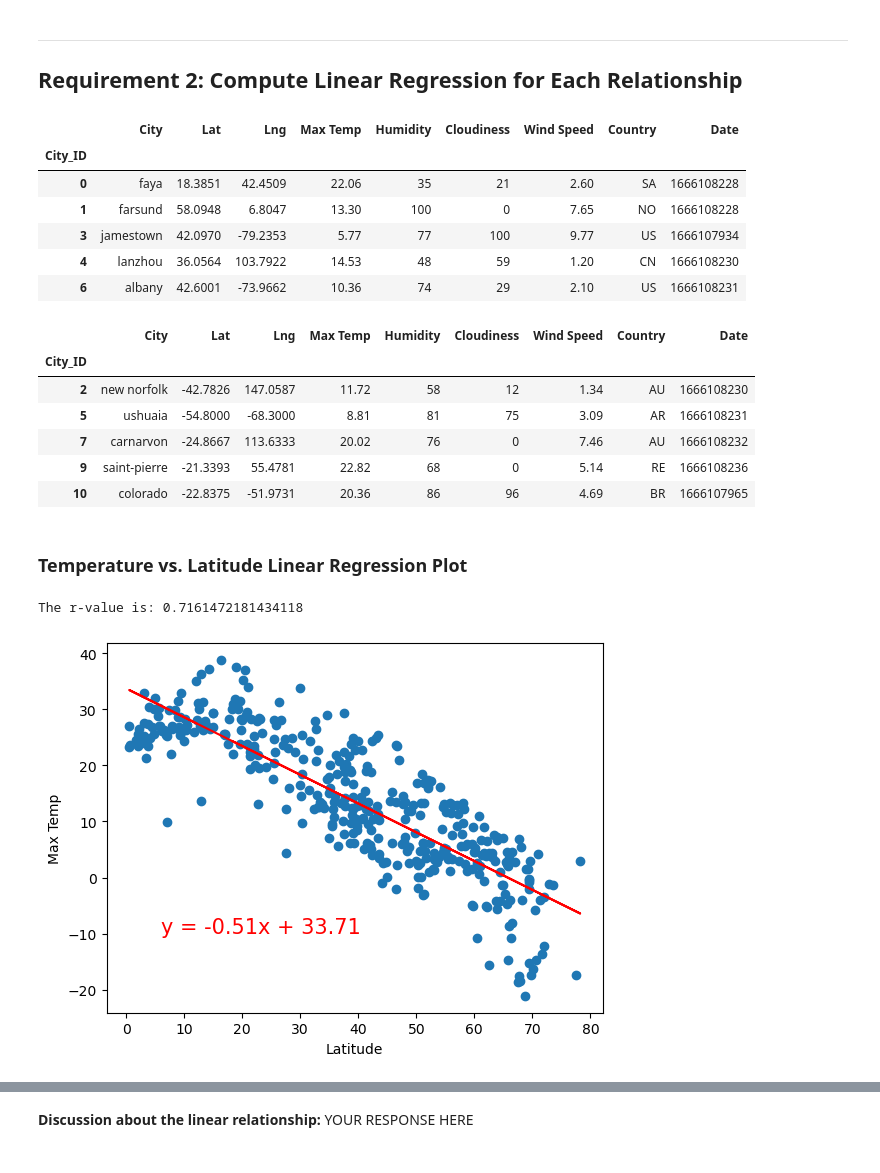
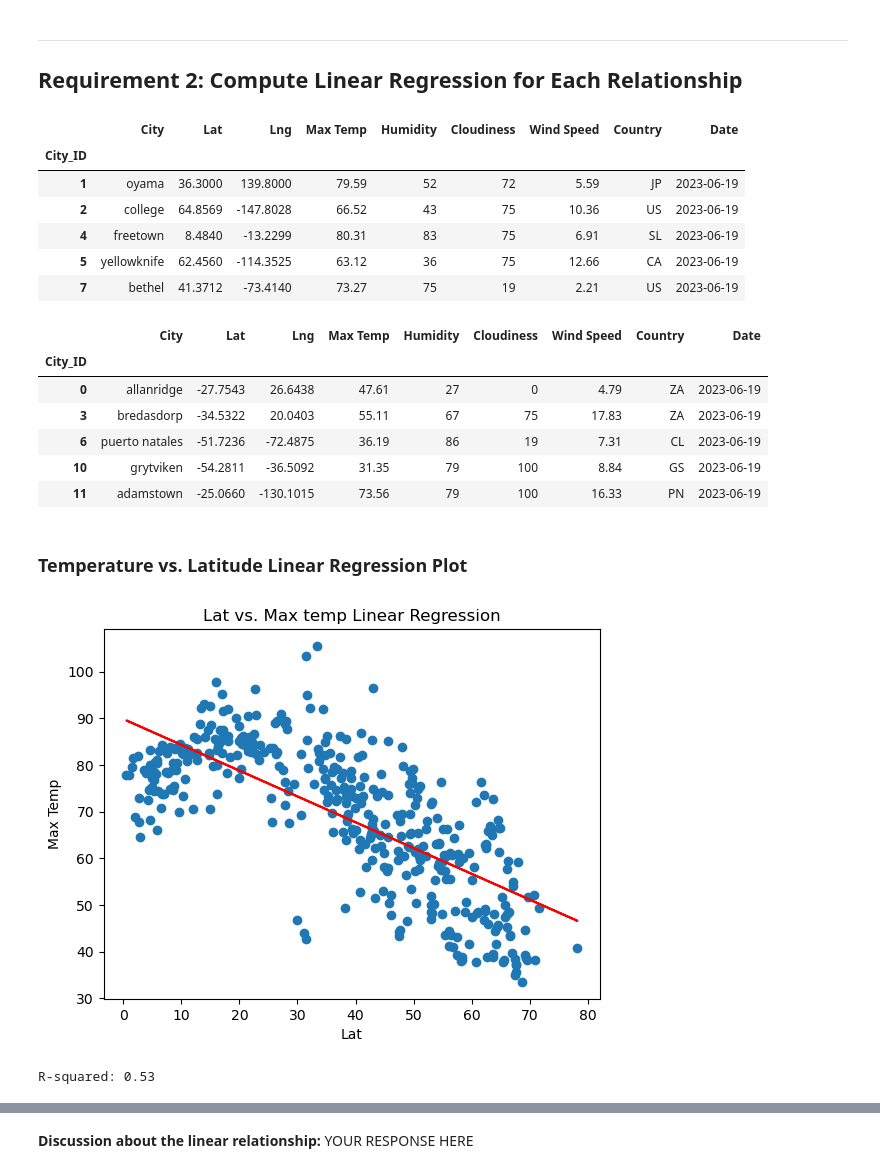
Before and after one commit to themacdrea/python-api-challenge, a Jupyter notebook: starter_code/WeatherPy.ipynb, the cells around one changed output, grey strips where cells are left out. Cells and saved outputs as stored; diff of their text form; code cells hidden in the pictures.

```diff
--- a/starter_code/WeatherPy.ipynb
+++ b/starter_code/WeatherPy.ipynb
@@ -258,38 +294,38 @@ plt.show()
 # %%
 # Create a DataFrame with the Northern Hemisphere data (Latitude >= 0)
-# YOUR CODE HERE
+northern_hemi_df = city_data_df[city_data_df["Lat"] >= 0]
 
 # Display sample data
 northern_hemi_df.head()
 # %% [output]
 |  | City | Lat | Lng | Max Temp | Humidity | Cloudiness | Wind Speed | Country | Date |
 | City_ID |  |  |  |  |  |  |  |  |  |
-| 0 | faya | 18.3851 | 42.4509 | 22.06 | 35 | 21 | 2.60 | SA | 1666108228 |
-| 1 | farsund | 58.0948 | 6.8047 | 13.30 | 100 | 0 | 7.65 | NO | 1666108228 |
-| 3 | jamestown | 42.0970 | -79.2353 | 5.77 | 77 | 100 | 9.77 | US | 1666107934 |
-| 4 | lanzhou | 36.0564 | 103.7922 | 14.53 | 48 | 59 | 1.20 | CN | 1666108230 |
-| 6 | albany | 42.6001 | -73.9662 | 10.36 | 74 | 29 | 2.10 | US | 1666108231 |
+| 1 | oyama | 36.3000 | 139.8000 | 79.59 | 52 | 72 | 5.59 | JP | 2023-06-19 |
+| 2 | college | 64.8569 | -147.8028 | 66.52 | 43 | 75 | 10.36 | US | 2023-06-19 |
+| 4 | freetown | 8.4840 | -13.2299 | 80.31 | 83 | 75 | 6.91 | SL | 2023-06-19 |
+| 5 | yellowknife | 62.4560 | -114.3525 | 63.12 | 36 | 75 | 12.66 | CA | 2023-06-19 |
+| 7 | bethel | 41.3712 | -73.4140 | 73.27 | 75 | 19 | 2.21 | US | 2023-06-19 |
 # %%
 # Create a DataFrame with the Southern Hemisphere data (Latitude < 0)
-# YOUR CODE HERE
+southern_hemi_df = city_data_df.loc[city_data_df["Lat"] < 0]
 
 # Display sample data
 southern_hemi_df.head()
 # %% [output]
 |  | City | Lat | Lng | Max Temp | Humidity | Cloudiness | Wind Speed | Country | Date |
 | City_ID |  |  |  |  |  |  |  |  |  |
-| 2 | new norfolk | -42.7826 | 147.0587 | 11.72 | 58 | 12 | 1.34 | AU | 1666108230 |
-| 5 | ushuaia | -54.8000 | -68.3000 | 8.81 | 81 | 75 | 3.09 | AR | 1666108231 |
-| 7 | carnarvon | -24.8667 | 113.6333 | 20.02 | 76 | 0 | 7.46 | AU | 1666108232 |
-| 9 | saint-pierre | -21.3393 | 55.4781 | 22.82 | 68 | 0 | 5.14 | RE | 1666108236 |
-| 10 | colorado | -22.8375 | -51.9731 | 20.36 | 86 | 96 | 4.69 | BR | 1666107965 |
+| 0 | allanridge | -27.7543 | 26.6438 | 47.61 | 27 | 0 | 4.79 | ZA | 2023-06-19 |
+| 3 | bredasdorp | -34.5322 | 20.0403 | 55.11 | 67 | 75 | 17.83 | ZA | 2023-06-19 |
+| 6 | puerto natales | -51.7236 | -72.4875 | 36.19 | 86 | 19 | 7.31 | CL | 2023-06-19 |
+| 10 | grytviken | -54.2811 | -36.5092 | 31.35 | 79 | 100 | 8.84 | GS | 2023-06-19 |
+| 11 | adamstown | -25.0660 | -130.1015 | 73.56 | 79 | 100 | 16.33 | PN | 2023-06-19 |
 # %% [markdown]
 ###  Temperature vs. Latitude Linear Regression Plot
 # %%
 # Linear regression on Northern Hemisphere
-# YOUR CODE HERE
+plot_linear_regression(northern_hemi_df, 'Lat', 'Max Temp')
 # %% [output]
+[figure, new version]
-The r-value is: 0.7161472181434118
+R-squared: 0.53
-[figure, old version]
 # %%
 # Linear regression on Southern Hemisphere
```
Also changed, not shown: parts of 27 cells of this notebook.
